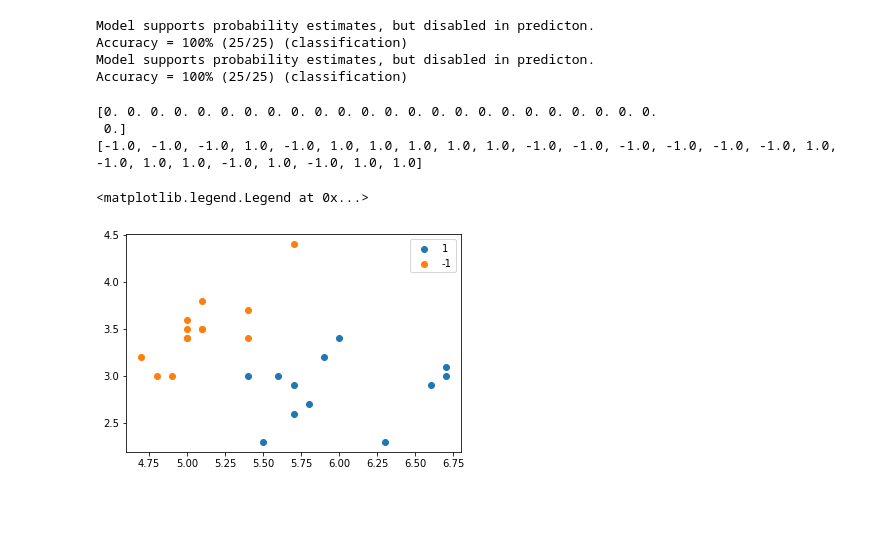
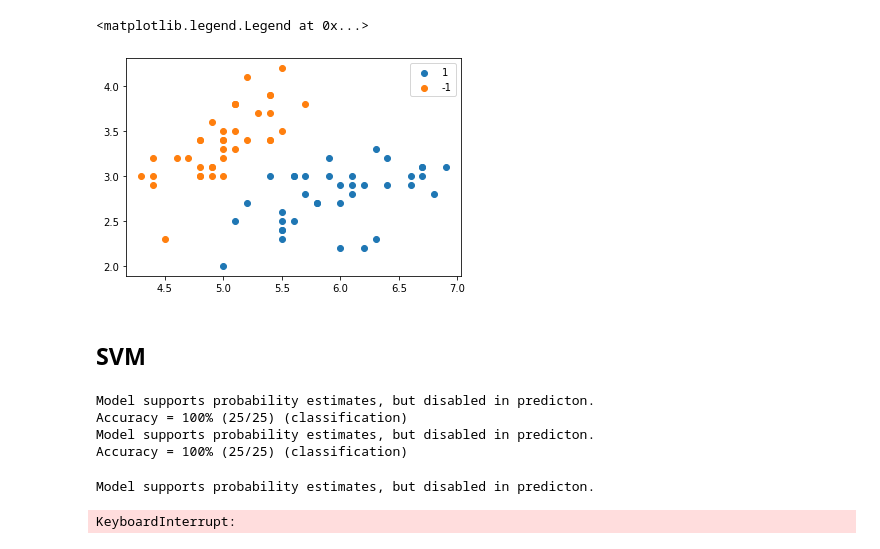
Before and after one commit to BojiangKing/Margin-Learning, a Jupyter notebook: Watermelon/0602_libsvm.ipynb, the cells around one changed output. Drawn from its saved outputs; the diff is of its cells as text; code cells hidden in the pictures; blank space fills up the shorter version.

```diff
--- a/Watermelon/0602_libsvm.ipynb
+++ b/Watermelon/0602_libsvm.ipynb
@@ -23,6 +68,15 @@ def create_data():
 # %%
 X, y = create_data()
 X_train, X_test, y_train, y_test = train_test_split(X, y, test_size=0.25)
+# %%
+plt.scatter(X_train[np.argwhere(y_train == 1),0],X_train[np.argwhere(y_train == 1),1], label='1')
+plt.scatter(X_train[np.argwhere(y_train == -1),0],X_train[np.argwhere(y_train == -1),1], label='-1')
+plt.legend()
+# %% [output]
+<matplotlib.legend.Legend at 0x...>
+[figure, added]
+# %% [markdown]
+## SVM
 # %%
 lina_options = '-t 0 -c 1 -b 1'      #线性核
 guass_options = '-t 2 -c 4 -b 1'     # 高斯核
@@ -38,17 +92,9 @@ Model supports probability estimates, but disabled in predicton.
 Accuracy = 100% (25/25) (classification)
 Model supports probability estimates, but disabled in predicton.
 Accuracy = 100% (25/25) (classification)
-# %%
-print(lina_p_label - y_test)
-print(guass_p_label)
-# %% [output]
-[0. 0. 0. 0. 0. 0. 0. 0. 0. 0. 0. 0. 0. 0. 0. 0. 0. 0. 0. 0. 0. 0. 0. 0.
- 0.]
-[-1.0, -1.0, -1.0, 1.0, -1.0, 1.0, 1.0, 1.0, 1.0, 1.0, -1.0, -1.0, -1.0, -1.0, -1.0, -1.0, 1.0, -1.0, 1.0, 1.0, -1.0, 1.0, -1.0, 1.0, 1.0]
-# %%
-plt.scatter(X_test[np.argwhere(y_test == 1),0],X_test[np.argwhere(y_test == 1),1], label='1')
-plt.scatter(X_test[np.argwhere(y_test == -1),0],X_test[np.argwhere(y_test == -1),1], label='-1')
-plt.legend()
-# %% [output]
-<matplotlib.legend.Legend at 0x...>
-[figure, removed]
+# %%
+plt_support_(lina_model, X_test, y_test,  "linear", 1000)
+plt_support_(guass_model, X_test, y_test,  "guass", 1000)
+# %% [output]
+Model supports probability estimates, but disabled in predicton.
+KeyboardInterrupt:
```
Also changed, not shown: parts of 8 cells of this notebook, 4 other files.
